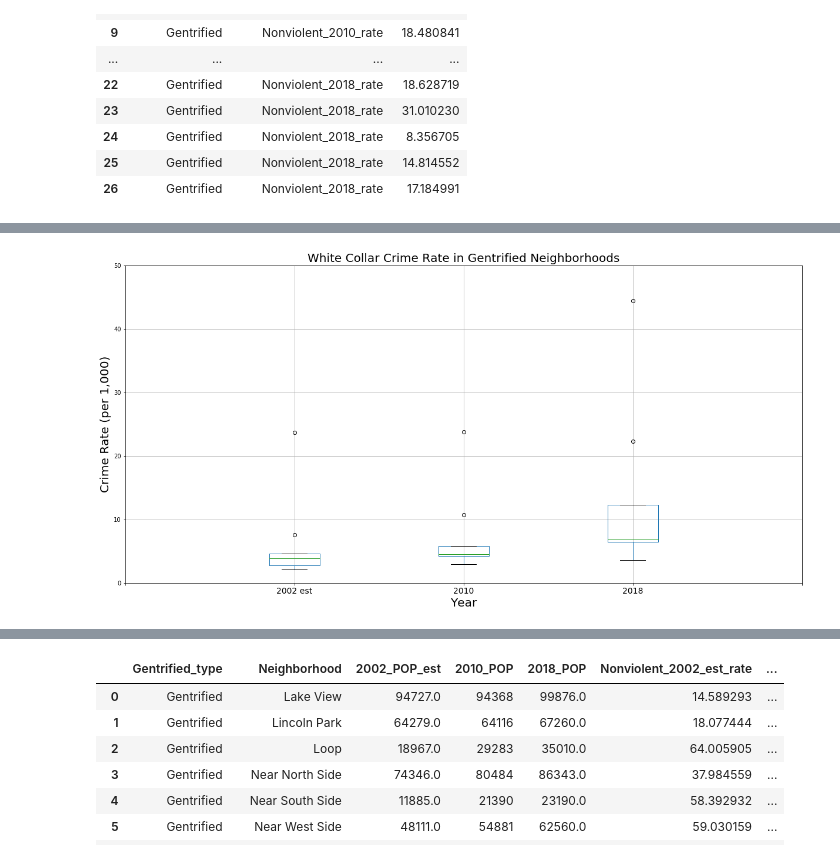
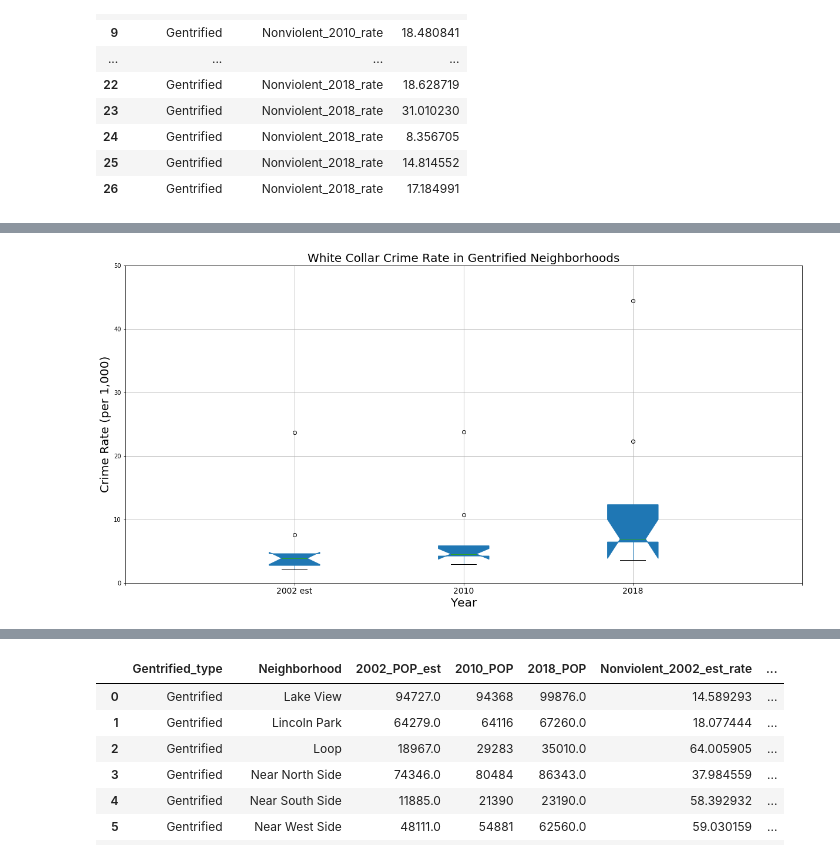
Before and after one commit to ajdeschenes/RuPaulsitory, a Jupyter notebook: Dev/Crime/chicago_crime_gentrification_api_json.ipynb, the cells around one changed output, grey strips where cells are left out. Cells and saved outputs as stored; diff of their text form; code cells hidden in the pictures.

```diff
--- a/Dev/Crime/chicago_crime_gentrification_api_json.ipynb
+++ b/Dev/Crime/chicago_crime_gentrification_api_json.ipynb
@@ -778,23 +846,23 @@ plt.savefig('output_reports_figures/gentrified_violent.png')
 # %%
-crimerate_white_collar_g.boxplot("value", by="variable", figsize=(20, 10))
+crimerate_white_collar_g.boxplot("value", by="variable",notch=True, patch_artist=True,  figsize=(20, 10))
 
 plt.title('White Collar Crime Rate in Gentrified Neighborhoods', fontsize=20)
 plt.suptitle("")
 
 plt.xlabel('Year', fontsize=20)
 plt.ylabel('Crime Rate (per 1,000)', fontsize=20)
 
 # Limits for the Y axis
 bars = ('','2002 est', '2010', '2018','')
 y_pos = np.arange(len(bars))
 
 
 # Create names
 plt.xticks(y_pos, bars, fontsize=14)
 plt.ylim(top=50)
 
 # Export graphic
 plt.savefig('output_reports_figures/gentrified_whitecollar.png')
 # %% [output]
-[figure, old version]
+[figure, new version]
 # %%
```
Also changed, not shown: parts of 22 cells of this notebook, 14 other files.
